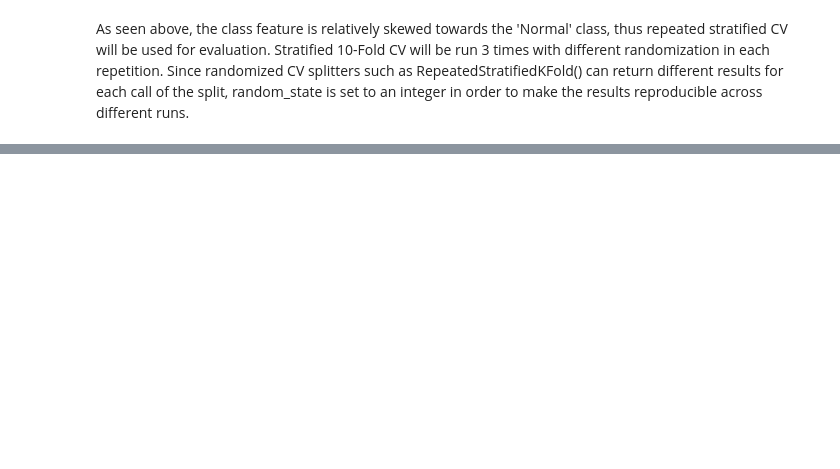
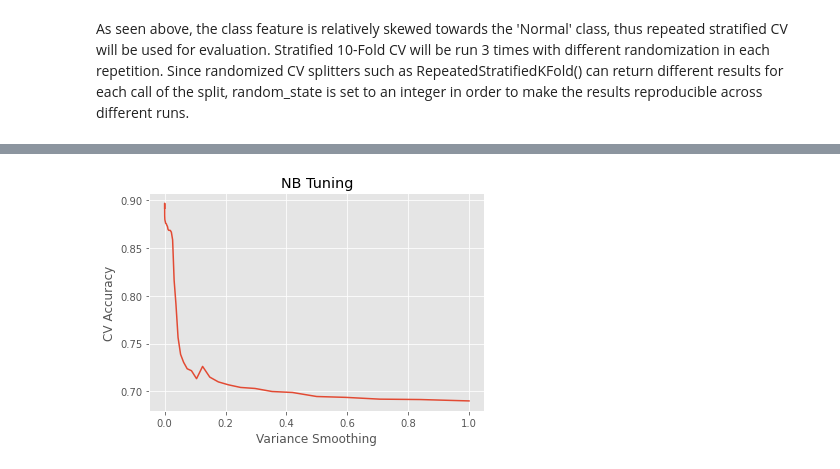
Before and after one commit to nzabdelke/Network-Traffic-Classification, a Jupyter notebook: network_traffic_classification.ipynb, the cells around one changed output, grey strips where cells are left out. Saved outputs shown, nothing was run; the diff lists cells and outputs as text; code cells hidden in the pictures; blank space fills up the shorter version.

Commit message:
add naive Bayes classifier

```diff
--- a/network_traffic_classification.ipynb
+++ b/network_traffic_classification.ipynb
@@ -6,17 +6,29 @@
 # %% [markdown]
 # Required Libraries
 # %%
+import numpy as np
+
 # dataset preprocessing
 import pandas as pd
 from sklearn.compose import make_column_transformer
 from sklearn.preprocessing import OrdinalEncoder
 from sklearn.preprocessing import MinMaxScaler
+from sklearn.pipeline import make_pipeline
 
 # visualization
 import matplotlib.pyplot as plt
 
+plt.style.use("ggplot")
+
 # cross validation
 from sklearn.model_selection import RepeatedStratifiedKFold
+from sklearn.model_selection import cross_val_score
+
+# hyperparameter tuning
+from sklearn.model_selection import GridSearchCV
+
+# classifiers
+from sklearn.naive_bayes import GaussianNB
 # %% [output]
 [interactive output not drawn]
 # %% [markdown]
@@ -204,0 +233,14 @@ As seen above, the class feature is relatively skewed towards the 'Normal' class
+# %%
+np.random.seed(1234)
+
+pipe = make_pipeline(ct, GaussianNB())
+
+smoothing_range = np.logspace(0, -15, num=200)
+
+param_grid = {"gaussiannb__var_smoothing": smoothing_range}
+
+search = GridSearchCV(estimator=pipe, param_grid=param_grid, cv=cv, n_jobs=-1)
+search.fit(X, y)
+
+print("Best hyperparameter (CV accuracy = %0.3f):" % search.best_score_)
+print(search.best_params_)
@@ -204,0 +251,16 @@ As seen above, the class feature is relatively skewed towards the 'Normal' class
+# %%
+tuning_results = pd.DataFrame(search.cv_results_["params"])
+tuning_results["mean_test_score"] = search.cv_results_["mean_test_score"]
+tuning_results["mean_test_score"] = search.cv_results_["mean_test_score"]
+
+plt.plot(
+    tuning_results["gaussiannb__var_smoothing"],
+    tuning_results["mean_test_score"],
+)
+
+plt.xlabel("Variance Smoothing")
+plt.ylabel("CV Accuracy")
+plt.title("NB Tuning")
+plt.show()
+# %% [output]
+[figure, added]
```
Also changed, not shown: parts of 6 cells of this notebook.
